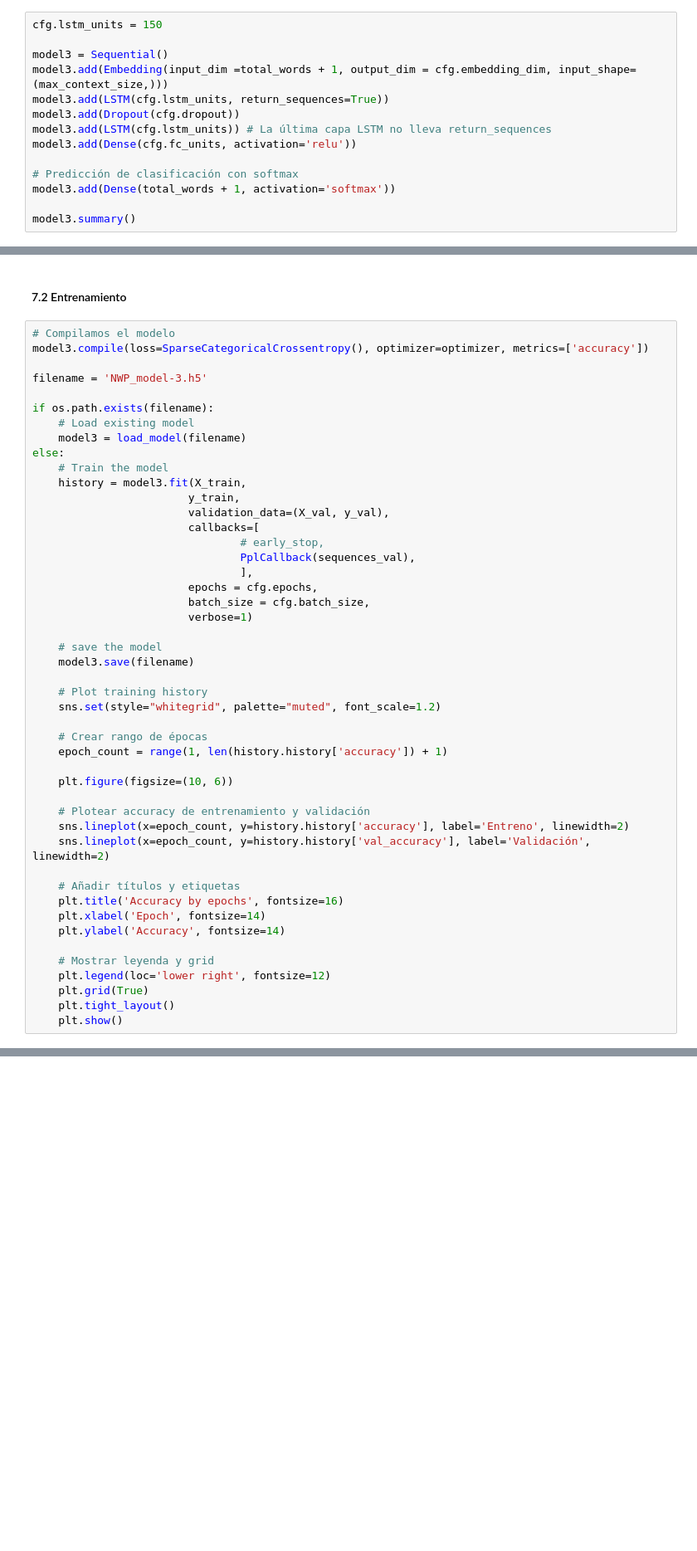
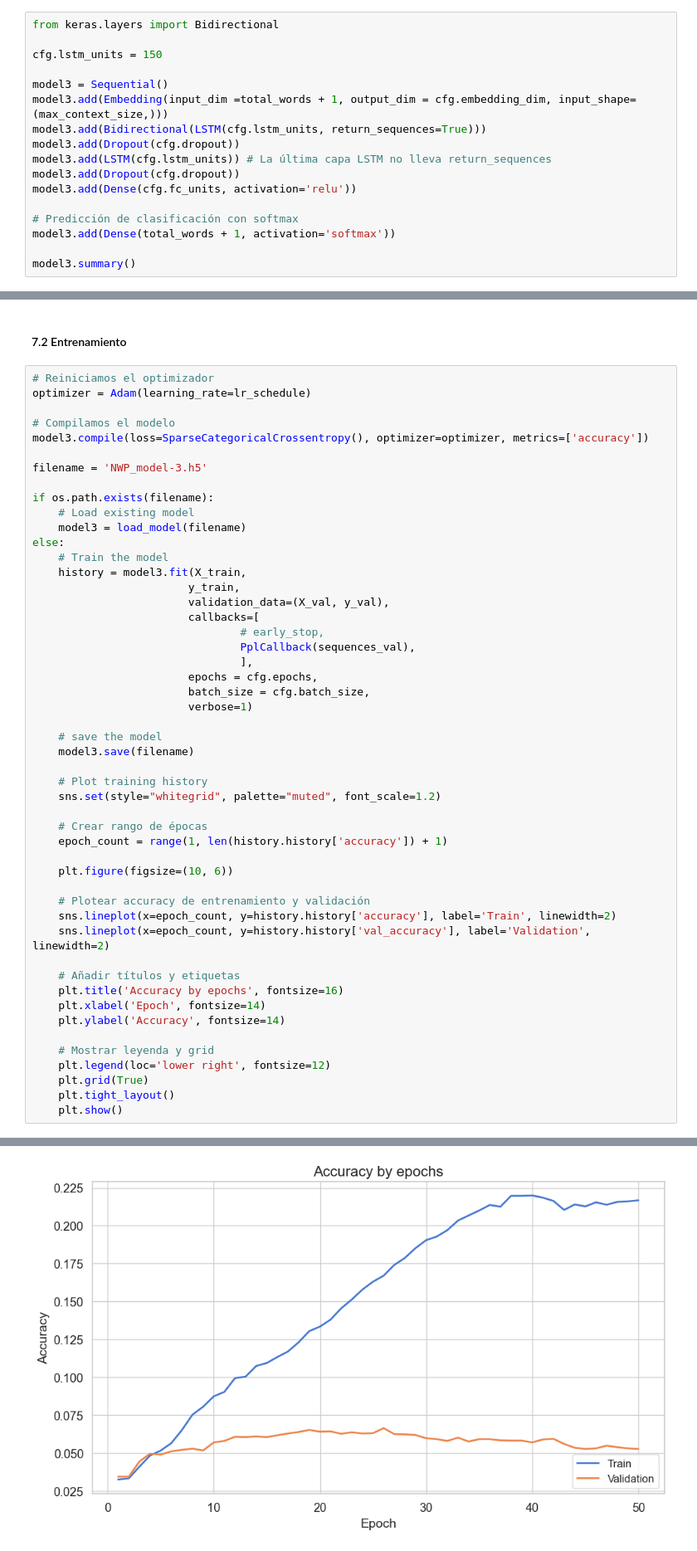
Before and after one commit to bdesia/nlp1, a Jupyter notebook: Desafio3/Desafio_3.ipynb, the cells around one changed output, grey strips where cells are left out. Shown: that part at 83% size. Drawn from its saved outputs; the diff is of its cells as text; blank space fills up the shorter version.

```diff
--- a/Desafio3/Desafio_3.ipynb
+++ b/Desafio3/Desafio_3.ipynb
@@ -568,11 +603,14 @@ Partimos del modelo #1, aumentamos la cantidad de unidades LSTM.
 # %%
+from keras.layers import Bidirectional
+
 cfg.lstm_units = 150
 
 model3 = Sequential()
 model3.add(Embedding(input_dim =total_words + 1, output_dim = cfg.embedding_dim, input_shape=(max_context_size,)))
-model3.add(LSTM(cfg.lstm_units, return_sequences=True))
+model3.add(Bidirectional(LSTM(cfg.lstm_units, return_sequences=True)))
 model3.add(Dropout(cfg.dropout))
 model3.add(LSTM(cfg.lstm_units)) # La última capa LSTM no lleva return_sequences
+model3.add(Dropout(cfg.dropout))
 model3.add(Dense(cfg.fc_units, activation='relu'))
 
 # Predicción de clasificación con softmax
@@ -582,6 +642,9 @@ model3.summary()
 # %% [markdown]
 #### 7.2 Entrenamiento
 # %%
+# Reiniciamos el optimizador
+optimizer = Adam(learning_rate=lr_schedule)
+
 # Compilamos el modelo
 model3.compile(loss=SparseCategoricalCrossentropy(), optimizer=optimizer, metrics=['accuracy'])
 
@@ -615,8 +678,8 @@ else:
     plt.figure(figsize=(10, 6))
 
     # Plotear accuracy de entrenamiento y validación
-    sns.lineplot(x=epoch_count, y=history.history['accuracy'], label='Entreno', linewidth=2)
-    sns.lineplot(x=epoch_count, y=history.history['val_accuracy'], label='Validación', linewidth=2)
+    sns.lineplot(x=epoch_count, y=history.history['accuracy'], label='Train', linewidth=2)
+    sns.lineplot(x=epoch_count, y=history.history['val_accuracy'], label='Validation', linewidth=2)
 
     # Añadir títulos y etiquetas
     plt.title('Accuracy by epochs', fontsize=16)
@@ -628,3 +691,4 @@ else:
     plt.grid(True)
     plt.tight_layout()
     plt.show()
+# %% [output]
@@ -630,0 +713 @@ else:
+[figure, added]
```
Also changed, not shown: parts of 57 cells of this notebook, 5 other files.
